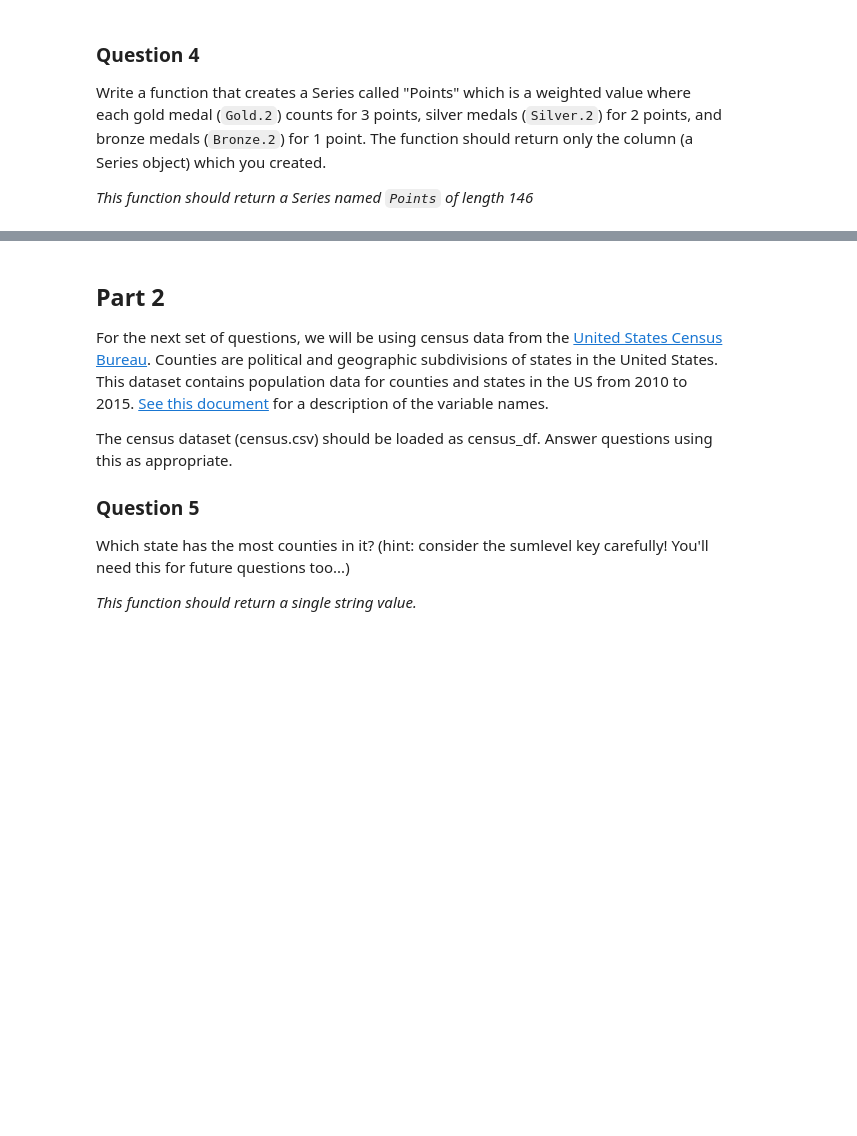
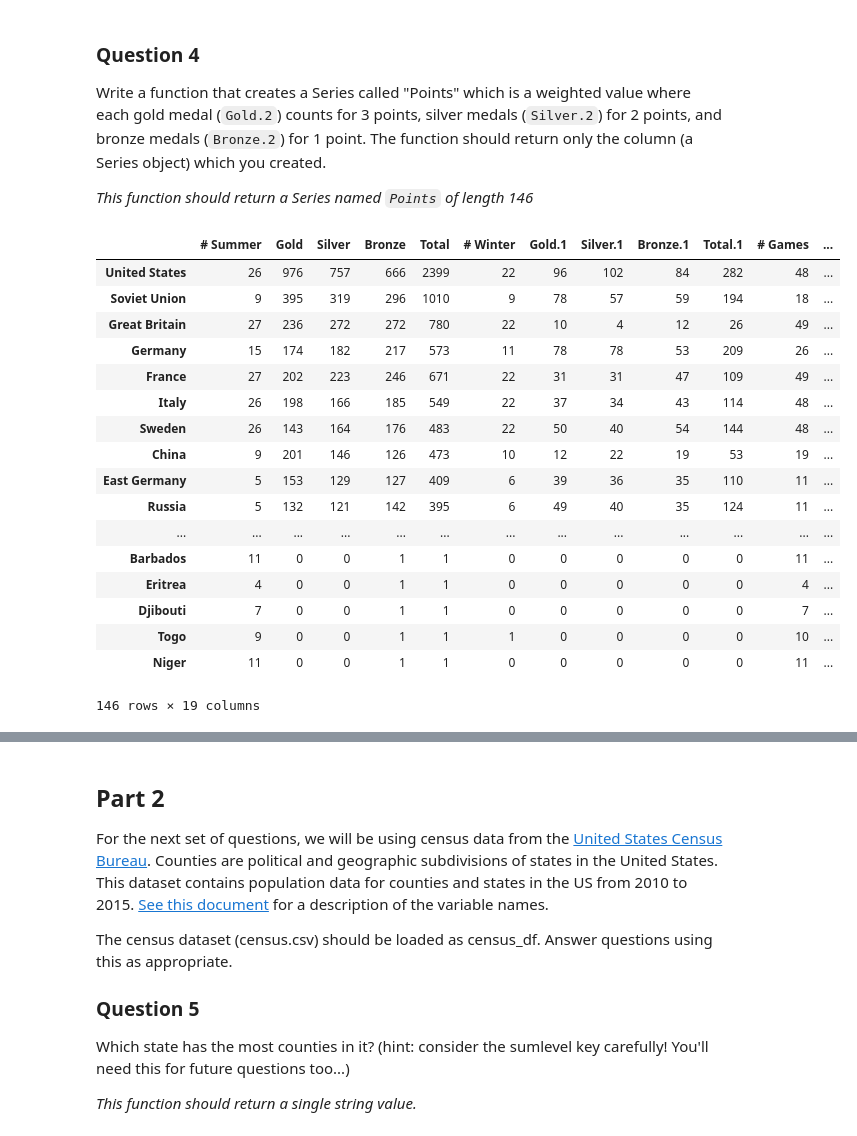
Before and after one commit to jonr10/basics_week1, a Jupyter notebook: Assignment 2.ipynb, the cells around one changed output, grey strips where cells are left out. Drawn from its saved outputs; the diff is of its cells as text; code cells hidden in the pictures; blank space fills up the shorter version.

```diff
--- a/Assignment 2.ipynb
+++ b/Assignment 2.ipynb
@@ -162,0 +154,22 @@ def answer_four():
+# %%
+df['points'] = 3*df['Gold.2'] + 2* df['Silver.2'] + df['Bronze']
+df.sort_values(['points'], ascending = [False])
+# %% [output]
+|  | # Summer | Gold | Silver | Bronze | Total | # Winter | Gold.1 | Silver.1 | Bronze.1 | Total.1 | # Games | ... |
+| United States | 26 | 976 | 757 | 666 | 2399 | 22 | 96 | 102 | 84 | 282 | 48 | ... |
+| Soviet Union | 9 | 395 | 319 | 296 | 1010 | 9 | 78 | 57 | 59 | 194 | 18 | ... |
+| Great Britain | 27 | 236 | 272 | 272 | 780 | 22 | 10 | 4 | 12 | 26 | 49 | ... |
+| Germany | 15 | 174 | 182 | 217 | 573 | 11 | 78 | 78 | 53 | 209 | 26 | ... |
+| France | 27 | 202 | 223 | 246 | 671 | 22 | 31 | 31 | 47 | 109 | 49 | ... |
+| Italy | 26 | 198 | 166 | 185 | 549 | 22 | 37 | 34 | 43 | 114 | 48 | ... |
+| Sweden | 26 | 143 | 164 | 176 | 483 | 22 | 50 | 40 | 54 | 144 | 48 | ... |
+| China | 9 | 201 | 146 | 126 | 473 | 10 | 12 | 22 | 19 | 53 | 19 | ... |
+| East Germany | 5 | 153 | 129 | 127 | 409 | 6 | 39 | 36 | 35 | 110 | 11 | ... |
+| Russia | 5 | 132 | 121 | 142 | 395 | 6 | 49 | 40 | 35 | 124 | 11 | ... |
+| ... | ... | ... | ... | ... | ... | ... | ... | ... | ... | ... | ... | ... |
+| Barbados | 11 | 0 | 0 | 1 | 1 | 0 | 0 | 0 | 0 | 0 | 11 | ... |
+| Eritrea | 4 | 0 | 0 | 1 | 1 | 0 | 0 | 0 | 0 | 0 | 4 | ... |
+| Djibouti | 7 | 0 | 0 | 1 | 1 | 0 | 0 | 0 | 0 | 0 | 7 | ... |
+| Togo | 9 | 0 | 0 | 1 | 1 | 1 | 0 | 0 | 0 | 0 | 10 | ... |
+| Niger | 11 | 0 | 0 | 1 | 1 | 0 | 0 | 0 | 0 | 0 | 11 | ... |
+146 rows × 19 columns
```
Also changed, not shown: parts of 9 cells of this notebook.
